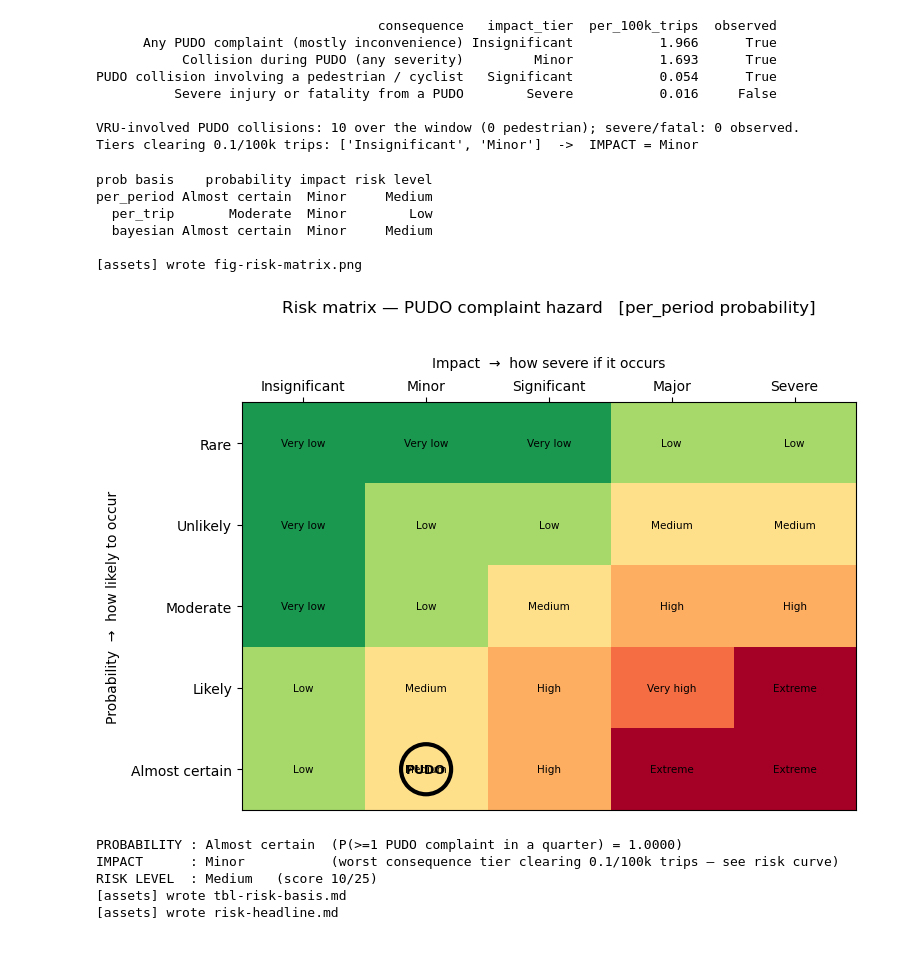
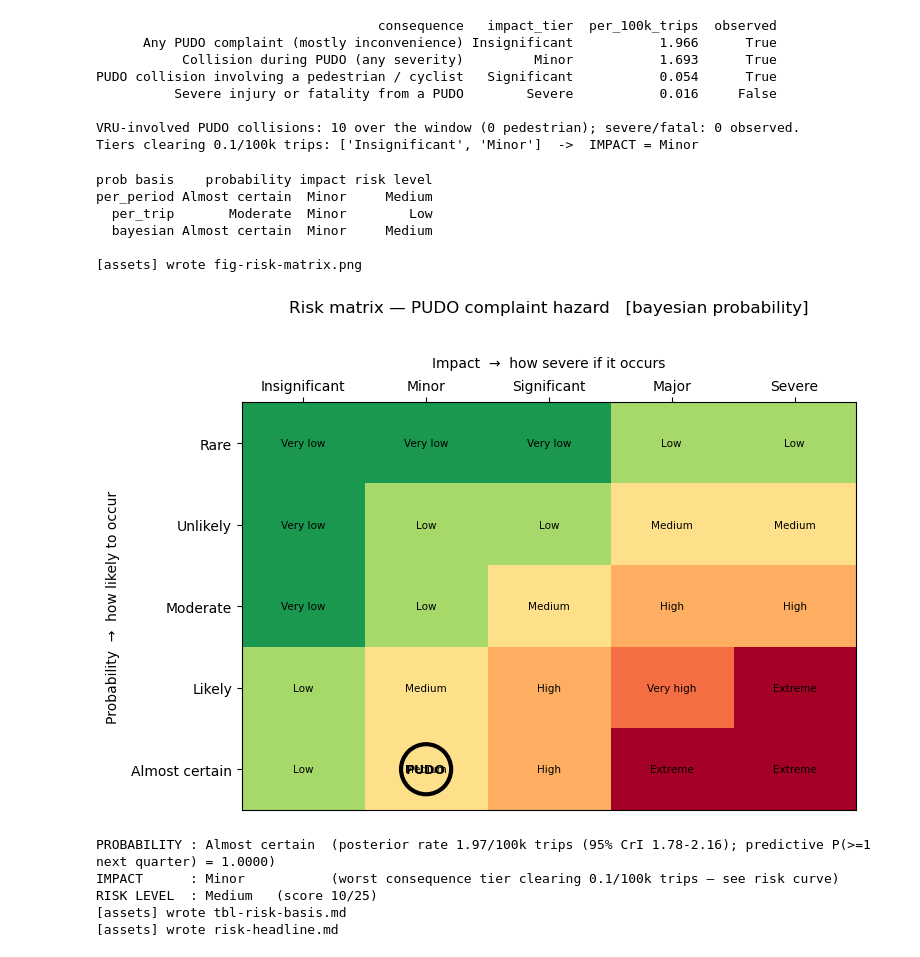
Before and after one commit to jonathanwilsonami/curbrisk-av, a Jupyter notebook: pudo-pipeline/notebooks/pudo_analysis.ipynb, the cells around one changed output. Saved outputs shown, nothing was run; the diff lists cells and outputs as text; code cells hidden in the pictures.

```diff
--- a/pudo-pipeline/notebooks/pudo_analysis.ipynb
+++ b/pudo-pipeline/notebooks/pudo_analysis.ipynb
@@ -724,6 +923,9 @@ plt.show()
 # %%
-# refit under every denominator + Mann-Kendall (Kendall tau vs. time)
-results = {name: fit_trend(col) for name, (col, _rate) in DENOMS.items()}
+# --- Robustness checks: NB refit under every denominator + Mann-Kendall -------
+# Both cross-checks below support the primary NB trend model above; neither
+# replaces it. `fit_nb` (not `fit_trend`) is used throughout so every
+# denominator gets the SAME primary model family.
+results = {name: fit_nb(s, col) for name, (col, _rate) in DENOMS.items()}
 
 rows = []
 for name, (col, rate_col) in DENOMS.items():
@@ -732,9 +934,11 @@ for name, (col, rate_col) in DENOMS.items():
     rows.append({
         "denominator": name.split(" (")[0],
         "model": r["model"],
+        "beta_t": round(r["beta"], 3),
+        "SE": round(r["se"], 3),
         "%/qtr": f"{r['per_period']:+.1%}",
         "95% CI": f"[{r['ci'][0]:+.0%}, {r['ci'][1]:+.0%}]",
-        "p (GLM)": f"{r['p']:.3f}",
+        "p (NB)": f"{r['p']:.3f}",
         "total": f"{r['total']:+.0%}",
         "MK tau": f"{tau:+.2f}",
         "p (MK)": f"{p_mk:.3f}",
@@ -743,27 +947,30 @@ trend_table = pd.DataFrame(rows)
 print(trend_table.to_string(index=False))
 
 per_q = [results[n]["per_period"] for n in DENOMS]
-glm_p = [results[n]["p"] for n in DENOMS]
+nb_p = [results[n]["p"] for n in DENOMS]
 mk = [stats.kendalltau(np.arange(len(s)), s[c].to_numpy()) for _c, c in DENOMS.values()]
 mk_tau = [t for t, _p in mk]
 mk_p = [p for _t, p in mk]
-print(f"\nGLM slope negative under all {len(DENOMS)} denominators: "
+print(f"\nNB slope negative under all {len(DENOMS)} denominators: "
       f"{'YES' if max(per_q) < 0 else 'NO'} "
-      f"({min(per_q):+.0%} to {max(per_q):+.0%} per quarter; GLM p {min(glm_p):.3f}-{max(glm_p):.3f}).")
-print(f"Mann-Kendall tau negative under all too ({min(mk_tau):+.2f} to {max(mk_tau):+.2f}), "
-      f"but weaker (p {min(mk_p):.2f}-{max(mk_p):.2f}): the rate series is non-monotone "
-      f"(dips at 2025Q1, then wobbles) — the 'fell then flat' pattern, not a steady slide.")
+      f"({min(per_q):+.0%} to {max(per_q):+.0%} per quarter; NB p {min(nb_p):.3f}-{max(nb_p):.3f}).")
+print(f"Mann-Kendall (distribution-free robustness check) tau negative under both too "
+      f"({min(mk_tau):+.2f} to {max(mk_tau):+.2f}), but weaker "
+      f"(p {min(mk_p):.2f}-{max(mk_p):.2f}): the rate series is non-monotone "
+      f"(dips at 2025Q1, then wobbles) -- the 'fell then flat' pattern, not a steady "
+      "slide. This does not prove the trend is absent; it means the monotone-rank "
+      "test has limited power on a non-monotone, n=8 series.")
 
 save_table(trend_table, "tbl-trend",
-           "Poisson / Negative-Binomial trend fit and Mann-Kendall check under every "
-           "exposure denominator.")
+           "Primary Negative-Binomial trend fit and Mann-Kendall robustness check "
+           "under every exposure denominator.")
 save_text(
-    f"The exposure-adjusted trend is negative under all {len(DENOMS)} exposure "
-    f"denominators tested (per-quarter change {min(per_q):+.0%} to {max(per_q):+.0%}; "
-    f"GLM p {min(glm_p):.3f}-{max(glm_p):.3f}), and Mann-Kendall's tau is negative under "
-    f"all of them as well, though only marginally significant "
-    f"(p {min(mk_p):.2f}-{max(mk_p):.2f}) given the non-monotone, fell-then-flat shape "
-    f"of the series.",
+    f"The primary Negative-Binomial trend is negative under all {len(DENOMS)} "
+    f"exposure denominators tested (per-quarter change {min(per_q):+.0%} to "
+    f"{max(per_q):+.0%}; NB p {min(nb_p):.3f}-{max(nb_p):.3f}). Mann-Kendall's tau, "
+    "a distribution-free robustness check, is negative under both denominators as "
+    f"well, though only marginally significant (p {min(mk_p):.2f}-{max(mk_p):.2f}) "
+    "given the non-monotone, fell-then-flat shape of the series.",
     "trend-headline",
 )
 # %% [output]
@@ -1083,7 +1312,7 @@ VRU-involved PUDO collisions: 10 over the window (0 pedestrian); severe/fatal: 0
 Tiers clearing 0.1/100k trips: ['Insignificant', 'Minor']  ->  IMPACT = Minor
 # %%
 # --- 5b. Risk matrix (5x5): place the PUDO hazard from the data ----------------
-PROB_BASIS = "per_period"          # "per_period" | "per_trip" | "bayesian"
+PROB_BASIS = "bayesian"          # "per_period" | "per_trip" | "bayesian"
 
 IMPACT_LABELS = ["Insignificant", "Minor", "Significant", "Major", "Severe"]
 PROB_LABELS   = ["Rare", "Unlikely", "Moderate", "Likely", "Almost certain"]
@@ -1146,35 +1375,35 @@ ax.xaxis.set_label_position("top"); ax.xaxis.tick_top()
 ax.set_xlabel("Impact  →  how severe if it occurs", labelpad=8)
 ax.set_ylabel("Probability  →  how likely to occur", labelpad=8)
 ax.set_title(f"Risk matrix — PUDO complaint hazard   [{PROB_BASIS} probability]", pad=32)
 ax.scatter(impact_idx, prob_idx, s=1300, facecolors="none", edgecolors="black", linewidths=3, zorder=5)
 ax.annotate("PUDO", (impact_idx, prob_idx), ha="center", va="center",
             fontsize=9, fontweight="bold", zorder=6)
 plt.tight_layout()
 save_fig(fig, "fig-risk-matrix")
 plt.show()
 
 print(f"PROBABILITY : {RISK_PROB:<15s} ({prob_note})")
 print(f"IMPACT      : {RISK_IMPACT:<15s} (worst consequence tier clearing "
       f"{IMPACT_MIN_RATE}/100k trips — see risk curve)")
 print(f"RISK LEVEL  : {RISK_LEVEL}   (score {(prob_idx + 1) * (impact_idx + 1)}/25)")
 
 save_table(comp, "tbl-risk-basis",
            "PUDO risk-matrix placement under three probability bases (impact held fixed).")
 save_text(
     f"Probability: **{RISK_PROB}** ({prob_note}). Impact: **{RISK_IMPACT}** (the worst "
     f"consequence tier clearing {IMPACT_MIN_RATE}/100k trips in the risk curve above). "
     f"Combined risk level: **{RISK_LEVEL}**.",
     "risk-headline",
 )
 # %% [output]
 prob basis    probability impact risk level
 per_period Almost certain  Minor     Medium
   per_trip       Moderate  Minor        Low
   bayesian Almost certain  Minor     Medium
 
 [assets] wrote fig-risk-matrix.png
-[figure, old version]
+[figure, new version]
-PROBABILITY : Almost certain  (P(>=1 PUDO complaint in a quarter) = 1.0000)
+PROBABILITY : Almost certain  (posterior rate 1.97/100k trips (95% CrI 1.78-2.16); predictive P(>=1 next quarter) = 1.0000)
 IMPACT      : Minor           (worst consequence tier clearing 0.1/100k trips — see risk curve)
 RISK LEVEL  : Medium   (score 10/25)
 [assets] wrote tbl-risk-basis.md
```
Also changed, not shown: parts of 12 cells of this notebook, 16 other files.
